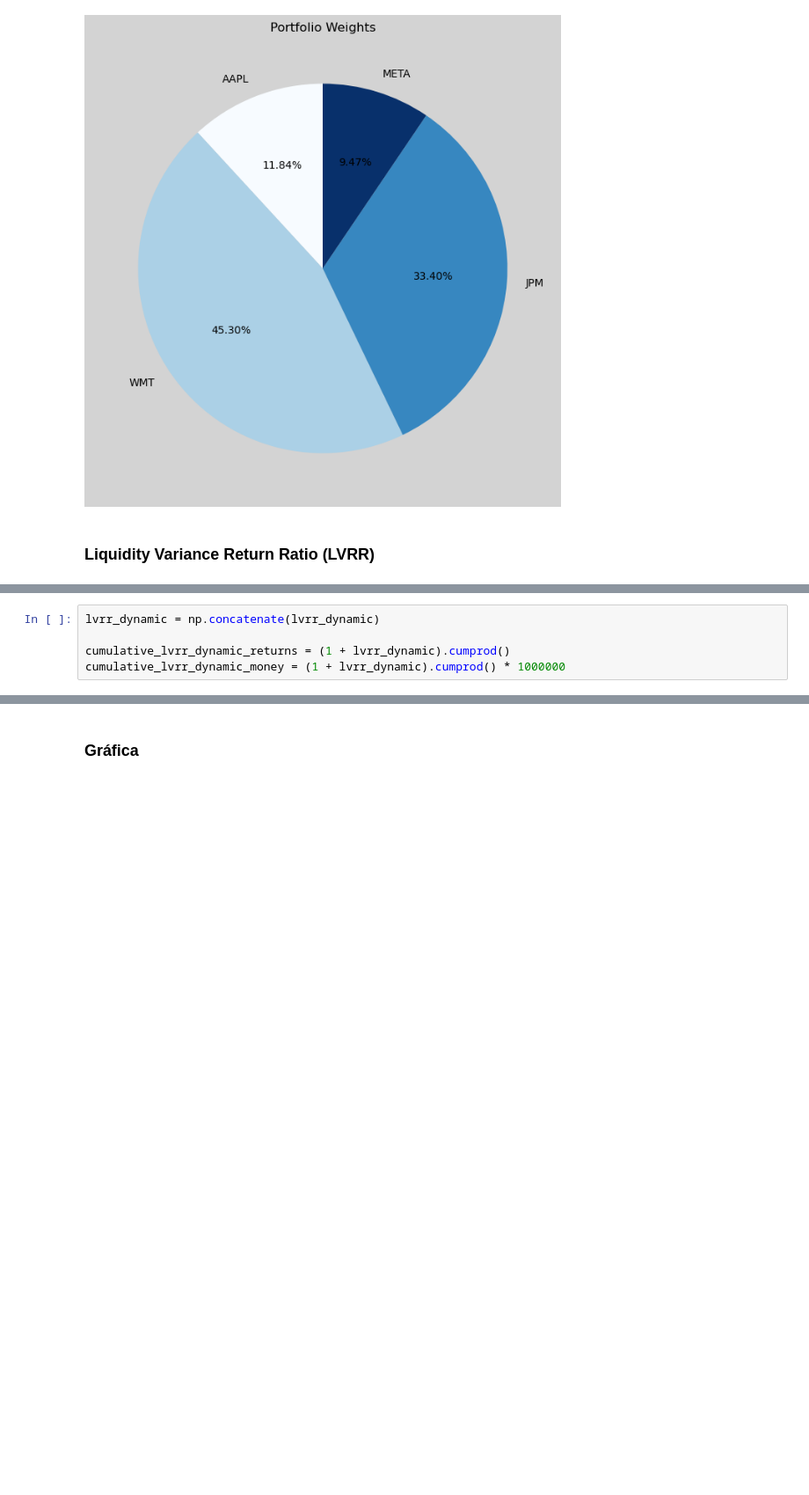
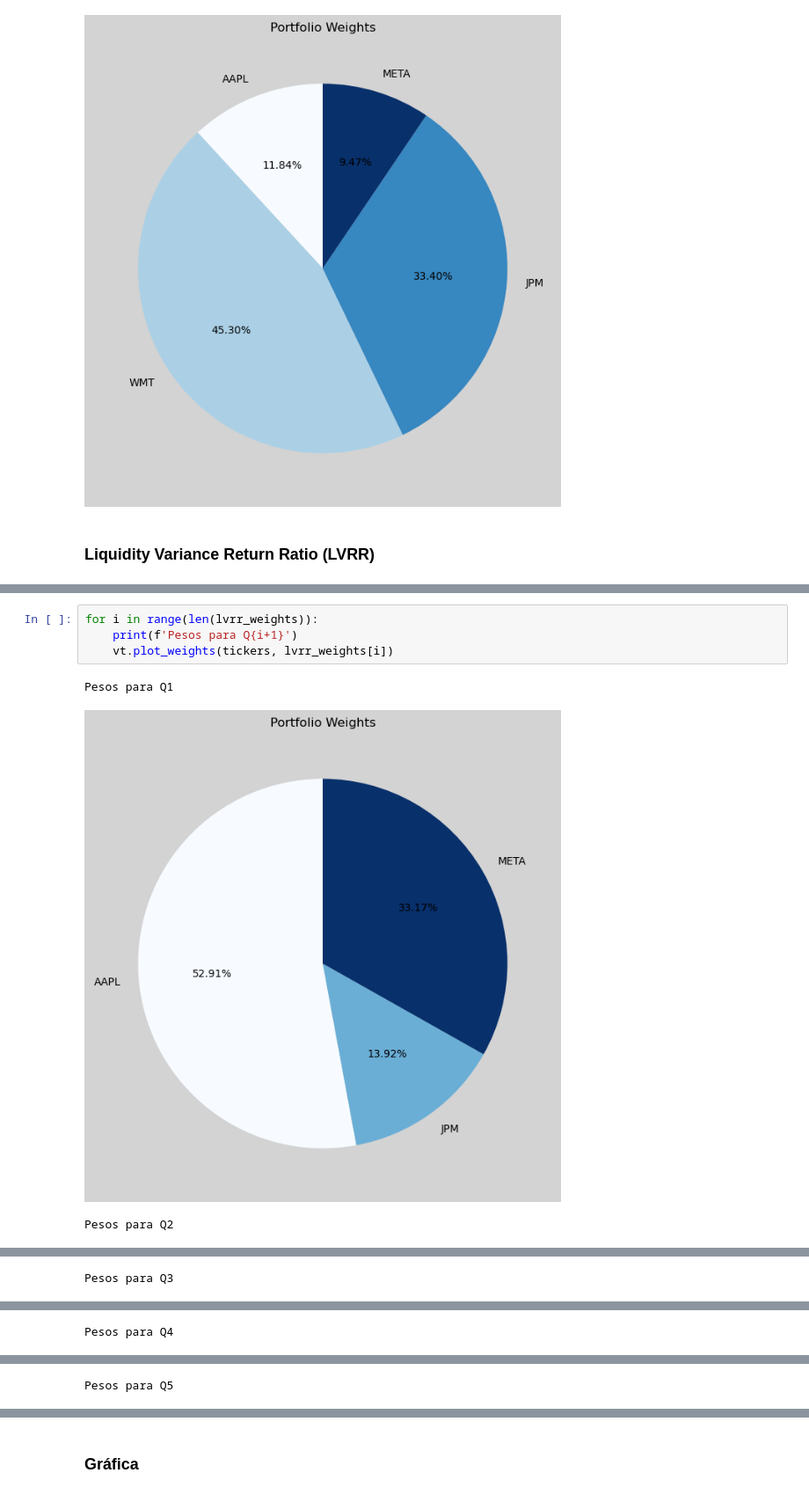
Before and after one commit to LuisMB09/admin_de_riesgos, a Jupyter notebook: proyecto_optimización.ipynb, the cells around one changed output, grey strips where cells are left out. Shown: that part at 88% size. Saved outputs shown, nothing was run; the diff lists cells and outputs as text; blank space fills up the shorter version.

```diff
--- a/proyecto_optimización.ipynb
+++ b/proyecto_optimización.ipynb
@@ -424,5 +427,8 @@ for i in range(len(rt_train_dynamic)):
-# %%
-lvrr_dynamic = np.concatenate(lvrr_dynamic)
-
-cumulative_lvrr_dynamic_returns = (1 + lvrr_dynamic).cumprod()
-cumulative_lvrr_dynamic_money = (1 + lvrr_dynamic).cumprod() * 1000000
+# %%
+for i in range(len(lvrr_weights)):
+    print(f'Pesos para Q{i+1}')
+    vt.plot_weights(tickers, lvrr_weights[i])
+# %% [output]
+Pesos para Q1
+[figure, added]
+Pesos para Q2
@@ -428,0 +436 @@ cumulative_lvrr_dynamic_money = (1 + lvrr_dynamic).cumprod() * 1000000
+Pesos para Q3
@@ -428,0 +438 @@ cumulative_lvrr_dynamic_money = (1 + lvrr_dynamic).cumprod() * 1000000
+Pesos para Q4
@@ -428,0 +440 @@ cumulative_lvrr_dynamic_money = (1 + lvrr_dynamic).cumprod() * 1000000
+Pesos para Q5
```
Also changed, not shown: parts of 10 cells of this notebook.
